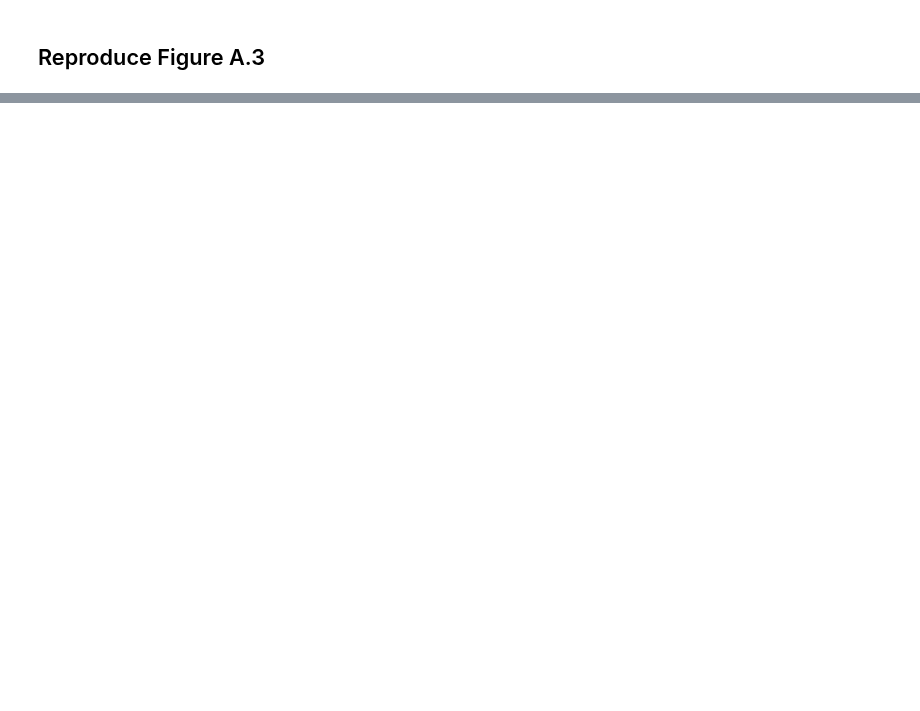
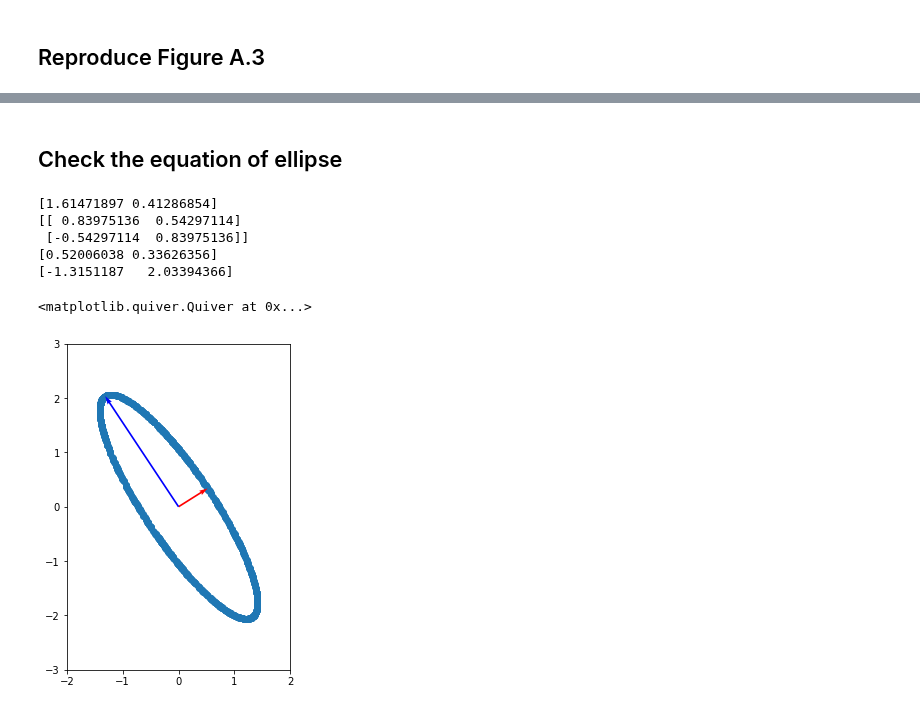
Before and after one commit to gnitnaw/Programs, a Jupyter notebook: Appendices/Linear Algebra/DSML_App_A.ipynb, the cells around one changed output, grey strips where cells are left out. Cells and saved outputs as stored; diff of their text form; code cells hidden in the pictures; blank space fills up the shorter version.

```diff
--- a/Appendices/Linear Algebra/DSML_App_A.ipynb
+++ b/Appendices/Linear Algebra/DSML_App_A.ipynb
@@ -62,0 +126,26 @@ plt.show()
+# %% [markdown]
+## Check the equation of ellipse
+# %%
+mB = np.array([[17.0/9, 10.0/9],[10.0/9, 8.0/9]])
+ww, vv = np.linalg.eig(mB)
+wws = np.sqrt(ww)
+print(wws)
+print(vv.T)
+vv0 = vv.T[0]/wws[0]
+vv1 = vv.T[1]/wws[1]
+print(vv0)
+print(vv1)
+plt.figure(figsize=(4,6))
+plt.xlim(-2, 2)
+plt.ylim(-3, 3)
+plt.scatter(Ell[0], Ell[1])
+plt.quiver(*origin, *vv0, color=['r'], angles='xy', scale_units='xy', scale=1)
+plt.quiver(*origin, *vv1, color=['b'], angles='xy', scale_units='xy', scale=1)
+# %% [output]
+[1.61471897 0.41286854]
+[[ 0.83975136  0.54297114]
+ [-0.54297114  0.83975136]]
+[0.52006038 0.33626356]
+[-1.3151187   2.03394366]
+<matplotlib.quiver.Quiver at 0x...>
+[figure, added]
```
Also changed, not shown: parts of 9 cells of this notebook.
